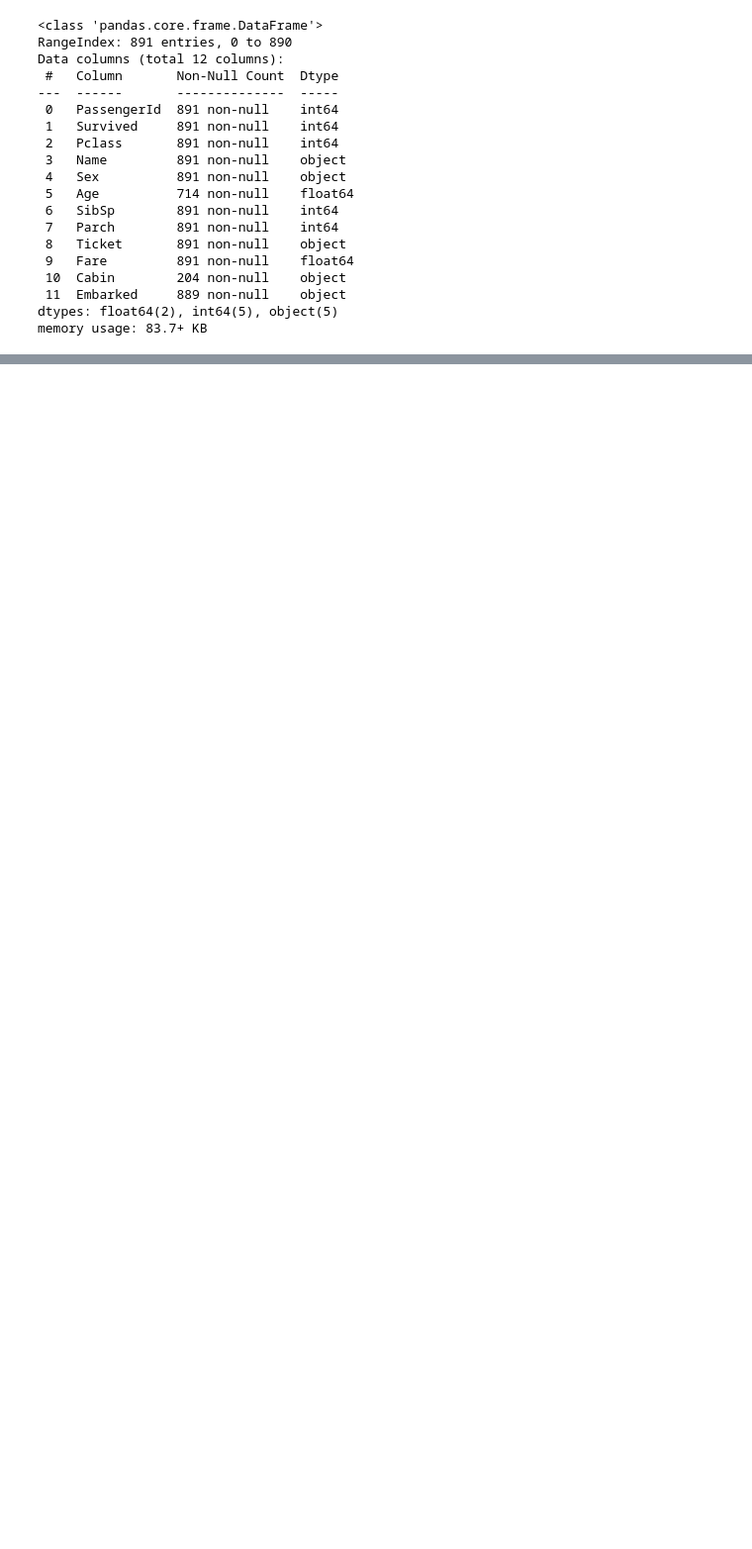
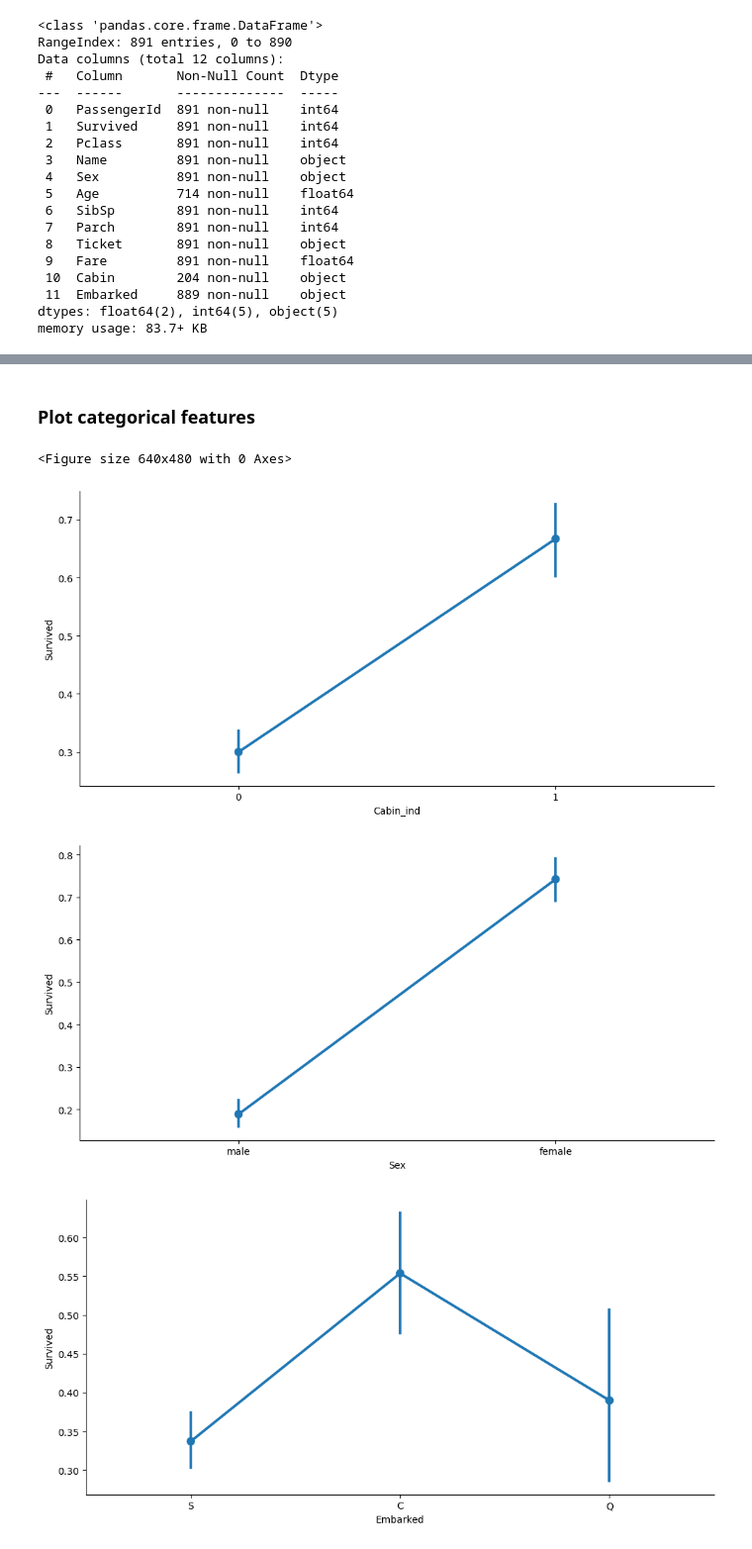
Before and after one commit to ZobaerIslam/ML_random_forest, a Jupyter notebook: randomForest_titanic.ipynb, the cells around one changed output, grey strips where cells are left out. Shown: that part at 99% size. Cells and saved outputs as stored; diff of their text form; code cells hidden in the pictures; blank space fills up the shorter version.

```diff
--- a/randomForest_titanic.ipynb
+++ b/randomForest_titanic.ipynb
@@ -74,3 +89,0 @@ titanic.groupby(titanic['Age'].isnull()).mean()
-# %%
-titanic['Age'].fillna(titanic['Age'].mean(), inplace=True)
-titanic.isnull().sum()
@@ -106,3 +89,0 @@ titanic.head(10)
-# %%
-titanic['Family_cnt'] = titanic['SibSp'] + titanic['Parch']
-titanic.drop(['SibSp', 'Parch'], axis=1, inplace=True)
@@ -117,0 +92,3 @@ titanic.head()
+# %%
+titanic['Cabin_ind'] = np.where(titanic['Cabin'].isnull(), 0, 1)
+titanic.head(10)
@@ -117,0 +107,2 @@ titanic.head()
+# %% [markdown]
+### Plot categorical features
@@ -117,0 +112,9 @@ titanic.head()
+# %%
+for i, col in enumerate(['Cabin_ind', 'Sex', 'Embarked']):
+    plt.figure(i)
+    sns.catplot(x=col, y='Survived', data=titanic, kind='point', aspect=2,)
+# %% [output]
+<Figure size 640x480 with 0 Axes>
+[figure, added]
+[figure, added]
+[figure, added]
```
Also changed, not shown: parts of 14 cells of this notebook.
